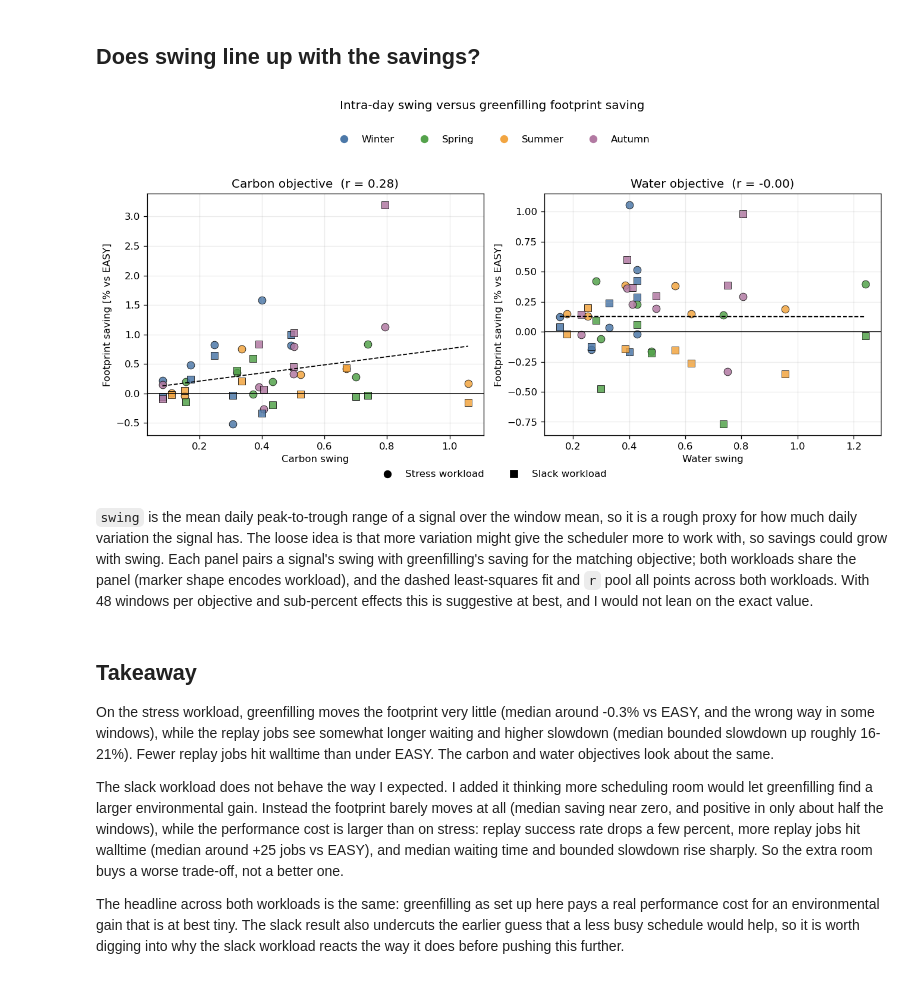
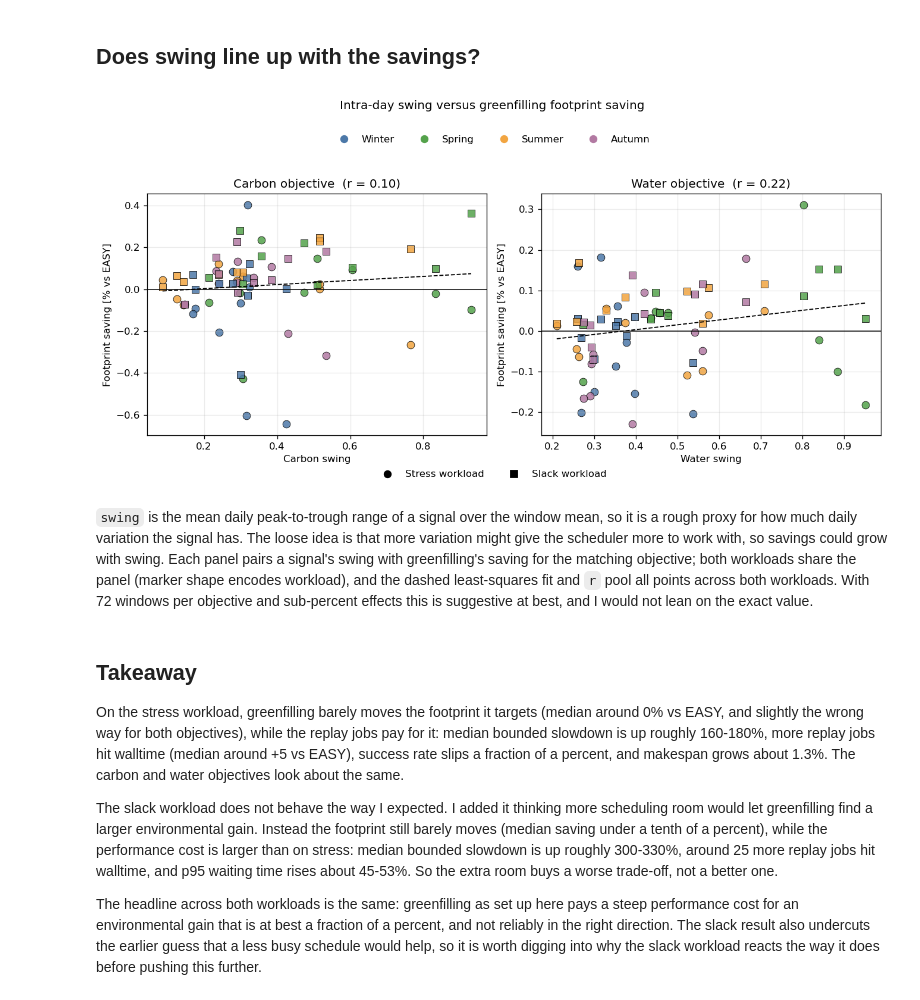
Before and after one commit to Lucas-Doctorate-Project/experimental-artifacts, a Jupyter notebook: analysis/greenfilling_tradeoffs.ipynb, the cells around one changed output. Cells and saved outputs as stored; diff of their text form; code cells hidden in the pictures.

```diff
--- a/analysis/greenfilling_tradeoffs.ipynb
+++ b/analysis/greenfilling_tradeoffs.ipynb
@@ -763,74 +237,16 @@ This swaps the soft slowdown penalty for a harder one: the change in replay jobs
 # %% [markdown]
 ## Does swing line up with the savings?
 # %%
-def plot_swing_relationship(data):
-    specs = [
-        ("greenfilling_carbon", "swing_carbon", "total_carbon_footprint_delta_pct", "Carbon objective", "Carbon swing"),
-        ("greenfilling_water", "swing_water", "total_water_footprint_delta_pct", "Water objective", "Water swing"),
-    ]
-
-    fig, axes = plt.subplots(1, len(specs), figsize=(5.6 * len(specs), 4.6), squeeze=False)
-    axes = axes[0]
-
-    for ax, (variant, swing_column, delta_column, title, x_label) in zip(axes, specs):
-        variant_data = data[data["greenfilling_variant"].eq(variant)]
-
-        for workload in workload_order:
-            subset = variant_data[variant_data["workload_label"].eq(workload)]
-            for season in season_order:
-                points = subset[subset["season"].eq(season)]
-                ax.scatter(
-                    points[swing_column],
-                    -points[delta_column],
-                    color=season_colors[season],
-                    edgecolor="black",
-                    linewidth=0.55,
-                    s=58,
-                    alpha=0.85,
-                    marker=workload_markers[workload],
-                )
-
-        # Fit and correlation over all points, both workloads pooled.
-        swing = variant_data[swing_column].to_numpy()
-        saving = -variant_data[delta_column].to_numpy()  # positive = footprint reduction vs EASY
-        if len(swing) > 1:
-            slope, intercept = np.polyfit(swing, saving, 1)
-            grid = np.linspace(swing.min(), swing.max(), 50)
-            ax.plot(grid, slope * grid + intercept, color="black", linestyle="--", linewidth=1.1)
-            r = np.corrcoef(swing, saving)[0, 1]
-            ax.set_title(f"{title}  (r = {r:.2f})")
-        else:
-            ax.set_title(title)
-
-        ax.axhline(0, color="black", linewidth=0.9)
-        ax.set_xlabel(x_label)
-        ax.set_ylabel("Footprint saving [% vs EASY]")
-
-    season_handles = [
-        Line2D([0], [0], marker="o", linestyle="", color=season_colors[season], label=season.title(), markersize=7)
-        for season in season_order
-    ]
-    workload_handles = [
-        Line2D([0], [0], marker=workload_markers[workload], linestyle="", color="black", label=workload_labels[workload], markersize=7)
-        for workload in workload_order
-    ]
-    fig.legend(handles=season_handles, loc="upper center", ncol=4, bbox_to_anchor=(0.5, 1.06), frameon=False)
-    fig.legend(handles=workload_handles, loc="lower center", ncol=2, bbox_to_anchor=(0.5, -0.04), frameon=False)
-    fig.suptitle("Intra-day swing versus greenfilling footprint saving", y=1.14)
-    fig.tight_layout()
-    return fig, axes
-
-
-plot_swing_relationship(easy_comparisons);
+ca.plot_swing_relationship(paired_comparisons);
 # %% [output]
-[figure, old version]
+[figure, new version]
 # %% [markdown]
-`swing` is the mean daily peak-to-trough range of a signal over the window mean, so it is a rough proxy for how much daily variation the signal has. The loose idea is that more variation might give the scheduler more to work with, so savings could grow with swing. Each panel pairs a signal's swing with greenfilling's saving for the matching objective; both workloads share the panel (marker shape encodes workload), and the dashed least-squares fit and `r` pool all points across both workloads. With 48 windows per objective and sub-percent effects this is suggestive at best, and I would not lean on the exact value.
+`swing` is the mean daily peak-to-trough range of a signal over the window mean, so it is a rough proxy for how much daily variation the signal has. The loose idea is that more variation might give the scheduler more to work with, so savings could grow with swing. Each panel pairs a signal's swing with greenfilling's saving for the matching objective; both workloads share the panel (marker shape encodes workload), and the dashed least-squares fit and `r` pool all points across both workloads. With 72 windows per objective and sub-percent effects this is suggestive at best, and I would not lean on the exact value.
 # %% [markdown]
 ## Takeaway
 
-On the stress workload, greenfilling moves the footprint very little (median around -0.3% vs EASY, and the wrong way in some windows), while the replay jobs see somewhat longer waiting and higher slowdown (median bounded slowdown up roughly 16-21%). Fewer replay jobs hit walltime than under EASY. The carbon and water objectives look about the same.
+On the stress workload, greenfilling barely moves the footprint it targets (median around 0% vs EASY, and slightly the wrong way for both objectives), while the replay jobs pay for it: median bounded slowdown is up roughly 160-180%, more replay jobs hit walltime (median around +5 vs EASY), success rate slips a fraction of a percent, and makespan grows about 1.3%. The carbon and water objectives look about the same.
 
-The slack workload does not behave the way I expected. I added it thinking more scheduling room would let greenfilling find a larger environmental gain. Instead the footprint barely moves at all (median saving near zero, and positive in only about half the windows), while the performance cost is larger than on stress: replay success rate drops a few percent, more replay jobs hit walltime (median around +25 jobs vs EASY), and median waiting time and bounded slowdown rise sharply. So the extra room buys a worse trade-off, not a better one.
+The slack workload does not behave the way I expected. I added it thinking more scheduling room would let greenfilling find a larger environmental gain. Instead the footprint still barely moves (median saving under a tenth of a percent), while the performance cost is larger than on stress: median bounded slowdown is up roughly 300-330%, around 25 more replay jobs hit walltime, and p95 waiting time rises about 45-53%. So the extra room buys a worse trade-off, not a better one.
 
-The headline across both workloads is the same: greenfilling as set up here pays a real performance cost for an environmental gain that is at best tiny. The slack result also undercuts the earlier guess that a less busy schedule would help, so it is worth digging into why the slack workload reacts the way it does before pushing this further.
+The headline across both workloads is the same: greenfilling as set up here pays a steep performance cost for an environmental gain that is at best a fraction of a percent, and not reliably in the right direction. The slack result also undercuts the earlier guess that a less busy schedule would help, so it is worth digging into why the slack workload reacts the way it does before pushing this further.
```
Also changed, not shown: parts of 18 cells of this notebook, 2 other files.
